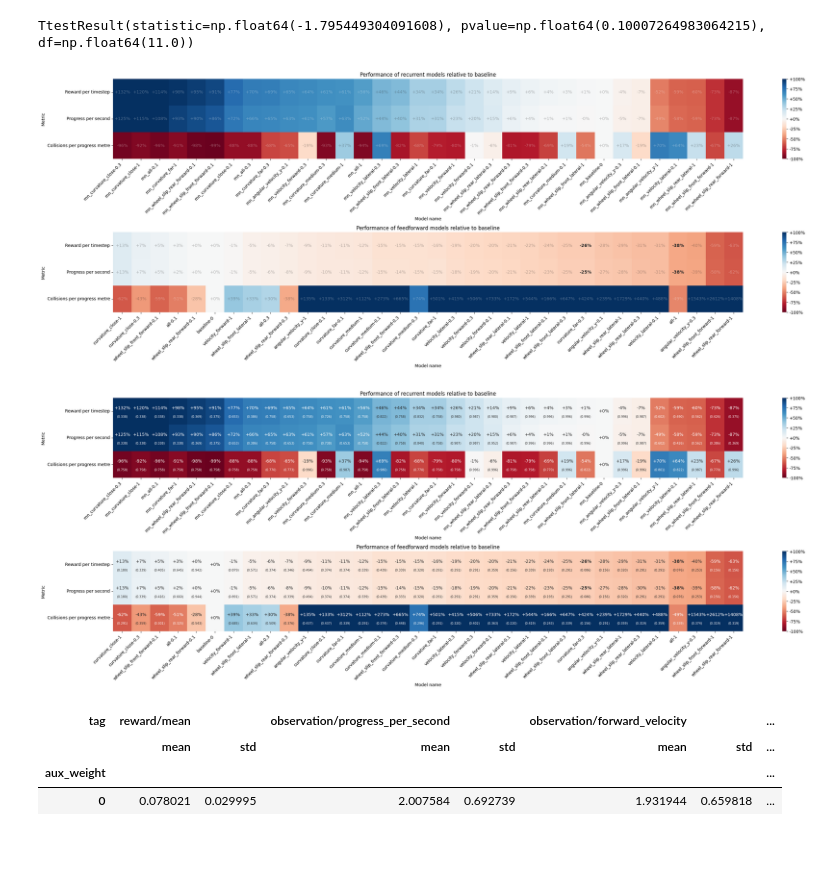
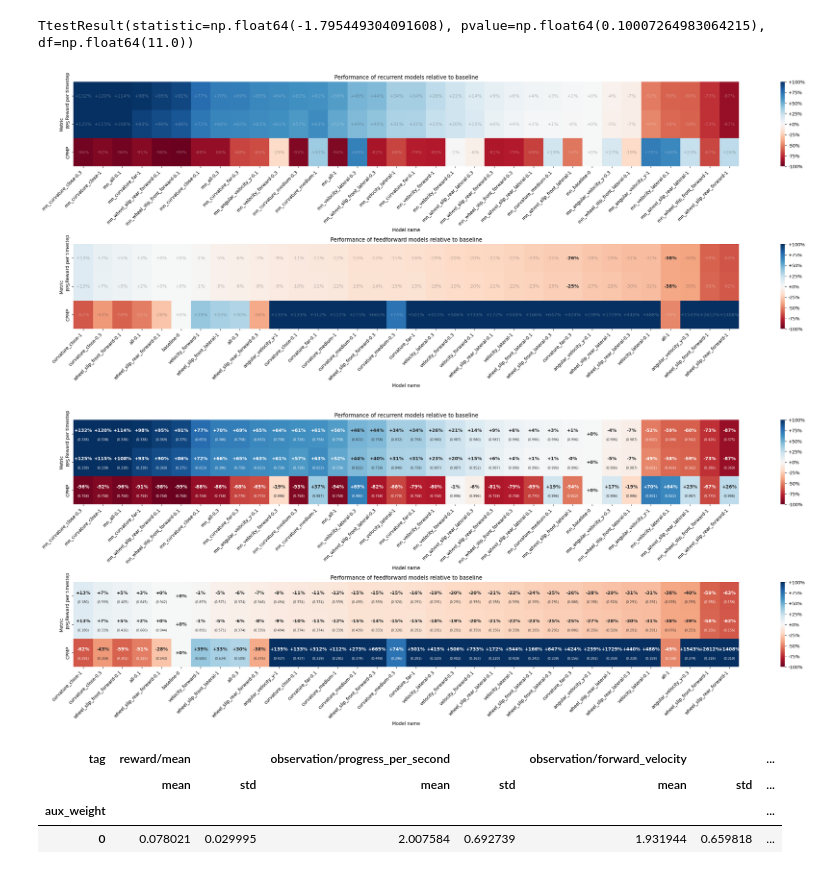
Before and after one commit to jacquesamsel/skripsie, a Jupyter notebook: view_tensorboard.ipynb, the cells around one changed output. Cells and saved outputs as stored; diff of their text form; code cells hidden in the pictures; blank space fills up the shorter version.

```diff
--- a/view_tensorboard.ipynb
+++ b/view_tensorboard.ipynb
@@ -20,9 +20,9 @@ from typing import Literal
 # %%
 IMPORTANT_STATS_NAMES = {
     "reward/mean": "Reward per timestep",
-    "observation/progress_per_second": "Progress per second",
+    "observation/progress_per_second": "PPS",
     "observation/forward_velocity": "Forward velocity",
-    "collision/per_progress_metres": "Collisions per progress metre",
+    "collision/per_progress_metres": "CPMP",
     "collision/per_episode": "Collisions per episode",
     "collision/per_step": "Collisions per step",
     "observation/progress_metres": "Progress metres"
@@ -253,7 +253,7 @@ create_heatmap(axs[1], "feedforward")
 
 #plt.savefig("results/figures/last_50_means_heatmap.pdf", bbox_inches="tight")
 # %% [output]
-[figure, old version]
+[figure, new version]
 # %%
 ALPHA = 0.1
 P_SCALE = 0.7  # NEW: p-value font size relative to the main value
@@ -309,42 +309,37 @@ def create_heatmap(ax, kind: Literal["recurrent", "feedforward"]):
         ax=ax
     )
 
     ax.set_xticklabels(ax.get_xticklabels(), rotation=45, ha="right")
     ax.set(xlabel="Model name", ylabel="Metric",
            title="Performance of " + kind + " models relative to baseline")
     # ax.xticks(rotation=45)
 
     for t in list(ax.texts):
         x, y = t.get_position()
         i, j = int(y - 0.5), int(x - 0.5)
-        if sig.iat[i, j]:
-            t.set_fontweight("bold")
-            alpha = 1.0
-        else:
-            alpha = 1.0
-        t.set_alpha(alpha)
+
+        t.set_fontweight("bold")
 
         p = pvals.iat[i, j]
         if pd.notna(p):
             t.set_position((x, y - 0.12))
             ax.text(
                 x, y + 0.2, "(<0.001)" if p < 0.001 else f"({p:.3f})",
                 ha="center", va="center",
                 fontsize=t.get_fontsize() * P_SCALE,
-                color=t.get_color(),
-                alpha=alpha,
+                color=t.get_color()
             )
 
 
 fig, axs = plt.subplots(2, 1, figsize=(30, 12))
 fig.tight_layout(pad=15.0)
 
 create_heatmap(axs[0], "recurrent")
 create_heatmap(axs[1], "feedforward")
 
 plt.savefig("results/figures/last_50_means_heatmap.pdf", bbox_inches="tight")
 # %% [output]
-[figure, old version]
+[figure, new version]
 # %%
 last_50_means.groupby(["run_category", "aux_weight"])[IMPORTANT_STATS].agg(["mean", "std"]).loc["rnn_baseline"]
 # %% [output]
```
Also changed, not shown: 7 other files.
